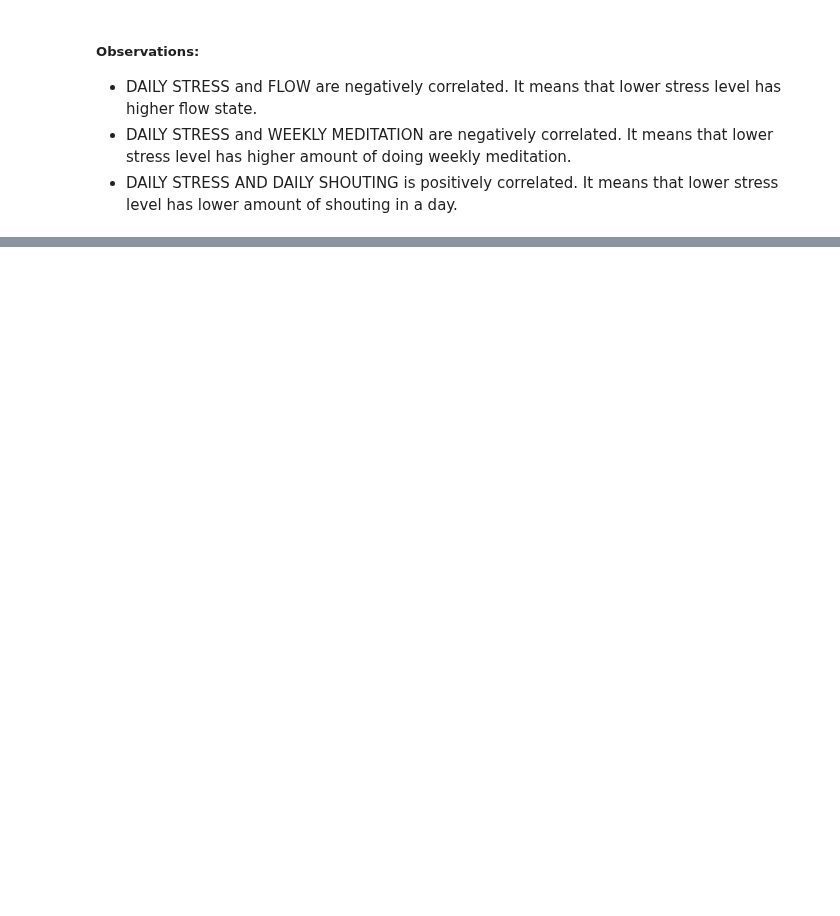
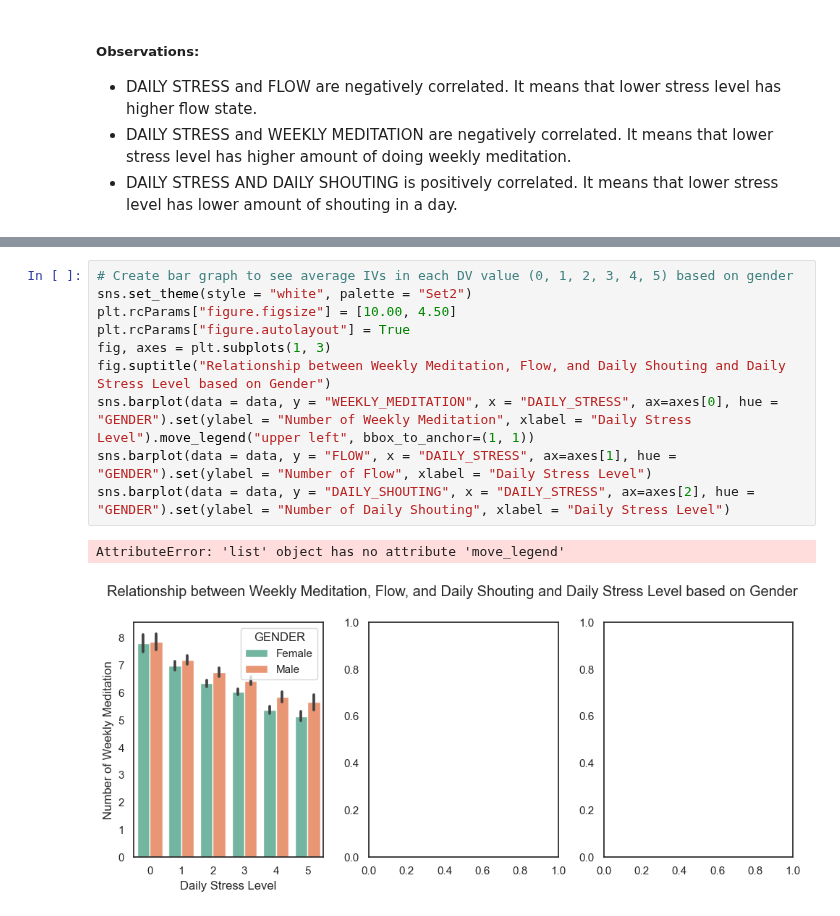
Before and after one commit to ubco-W2022T2-data301/project-group-group06, a Jupyter notebook: analysis/analysis1.ipynb, the cells around one changed output, grey strips where cells are left out. Drawn from its saved outputs; the diff is of its cells as text; blank space fills up the shorter version.

```diff
--- a/analysis/analysis1.ipynb
+++ b/analysis/analysis1.ipynb
@@ -295,0 +241,13 @@ array([ 5,  2,  0,  3,  1,  7,  6,  4, 10,  8,  9])
+# %%
+# Create bar graph to see average IVs in each DV value (0, 1, 2, 3, 4, 5) based on gender
+sns.set_theme(style = "white", palette = "Set2")
+plt.rcParams["figure.figsize"] = [10.00, 4.50]
+plt.rcParams["figure.autolayout"] = True
+fig, axes = plt.subplots(1, 3)
+fig.suptitle("Relationship between Weekly Meditation, Flow, and Daily Shouting and Daily Stress Level based on Gender")
+sns.barplot(data = data, y = "WEEKLY_MEDITATION", x = "DAILY_STRESS", ax=axes[0], hue = "GENDER").set(ylabel = "Number of Weekly Meditation", xlabel = "Daily Stress Level").move_legend("upper left", bbox_to_anchor=(1, 1))
+sns.barplot(data = data, y = "FLOW", x = "DAILY_STRESS", ax=axes[1], hue = "GENDER").set(ylabel = "Number of Flow", xlabel = "Daily Stress Level")
+sns.barplot(data = data, y = "DAILY_SHOUTING", x = "DAILY_STRESS", ax=axes[2], hue = "GENDER").set(ylabel = "Number of Daily Shouting", xlabel = "Daily Stress Level")
+# %% [output]
+AttributeError: 'list' object has no attribute 'move_legend'
+[figure, added]
```
Also changed, not shown: parts of 43 cells of this notebook, 1 other file.
